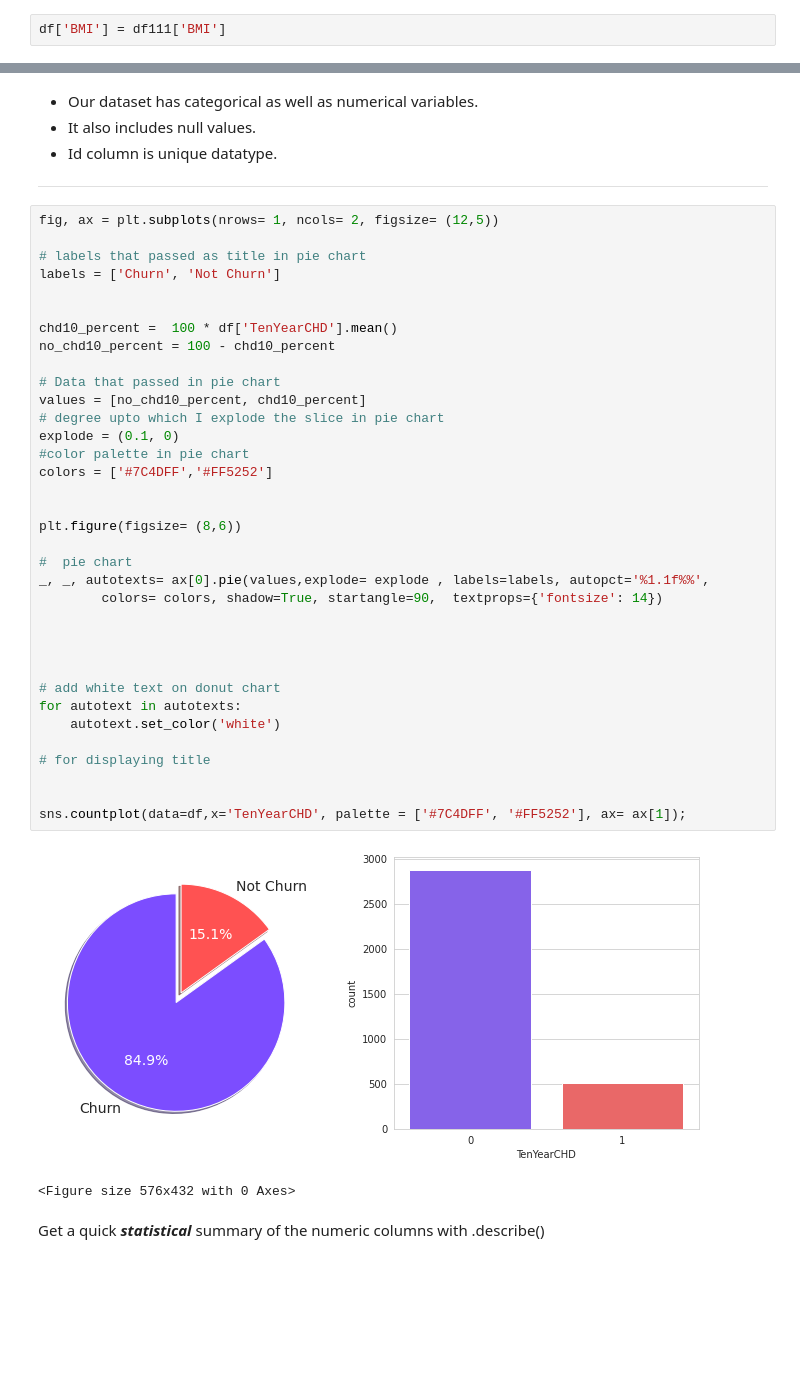
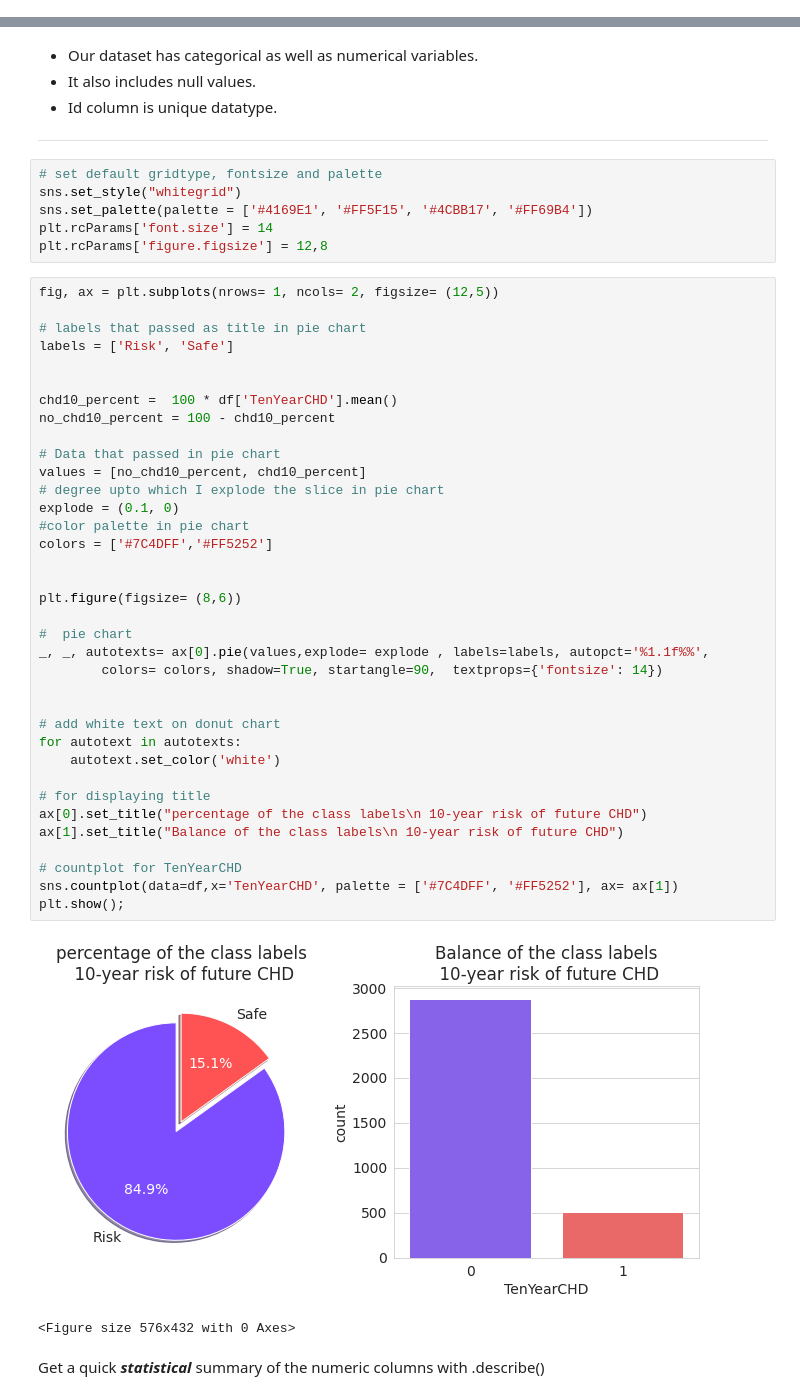
Before and after one commit to Gaurav2912/Cardiovascular-Risk-Prediction, a Jupyter notebook: Cardiovascular_Risk_Prediction.ipynb, the cells around one changed output, grey strips where cells are left out. Saved outputs shown, nothing was run; the diff lists cells and outputs as text; blank space fills up the shorter version.

```diff
--- a/Cardiovascular_Risk_Prediction.ipynb
+++ b/Cardiovascular_Risk_Prediction.ipynb
@@ -123,5 +128,3 @@ df111 = pd.read_csv(path + 'data_cardiovascular_risk.csv')
-# %%
-df['BMI'] = df111['BMI']
 # %%
 # Check the dimension of data drame
 rows_num = df.shape[0]  # of rows
@@ -189,43 +192,50 @@ dtype: int64
 * Id column is unique datatype.
 
 ---
+# %%
+# set default gridtype, fontsize and palette
+sns.set_style("whitegrid")
+sns.set_palette(palette = ['#4169E1', '#FF5F15', '#4CBB17', '#FF69B4'])
+plt.rcParams['font.size'] = 14
+plt.rcParams['figure.figsize'] = 12,8
 # %%
 fig, ax = plt.subplots(nrows= 1, ncols= 2, figsize= (12,5))
 
 # labels that passed as title in pie chart
-labels = ['Churn', 'Not Churn']
+labels = ['Risk', 'Safe']
 
 
 chd10_percent =  100 * df['TenYearCHD'].mean()
 no_chd10_percent = 100 - chd10_percent
 
 # Data that passed in pie chart
 values = [no_chd10_percent, chd10_percent]
 # degree upto which I explode the slice in pie chart
 explode = (0.1, 0)
 #color palette in pie chart
 colors = ['#7C4DFF','#FF5252']
 
 
 plt.figure(figsize= (8,6))
 
 #  pie chart
 _, _, autotexts= ax[0].pie(values,explode= explode , labels=labels, autopct='%1.1f%%',
         colors= colors, shadow=True, startangle=90,  textprops={'fontsize': 14})
 
 
-
-
 # add white text on donut chart
 for autotext in autotexts:
     autotext.set_color('white')
 
 # for displaying title
+ax[0].set_title("percentage of the class labels\n 10-year risk of future CHD")
+ax[1].set_title("Balance of the class labels\n 10-year risk of future CHD")
 
-
-sns.countplot(data=df,x='TenYearCHD', palette = ['#7C4DFF', '#FF5252'], ax= ax[1]);
+# countplot for TenYearCHD
+sns.countplot(data=df,x='TenYearCHD', palette = ['#7C4DFF', '#FF5252'], ax= ax[1])
+plt.show();
 # %% [output]
-[figure, old version]
+[figure, new version]
 <Figure size 576x432 with 0 Axes>
 # %% [markdown]
 Get a quick ***statistical*** summary of the numeric columns with .describe()
```
Also changed, not shown: parts of 73 cells of this notebook.
